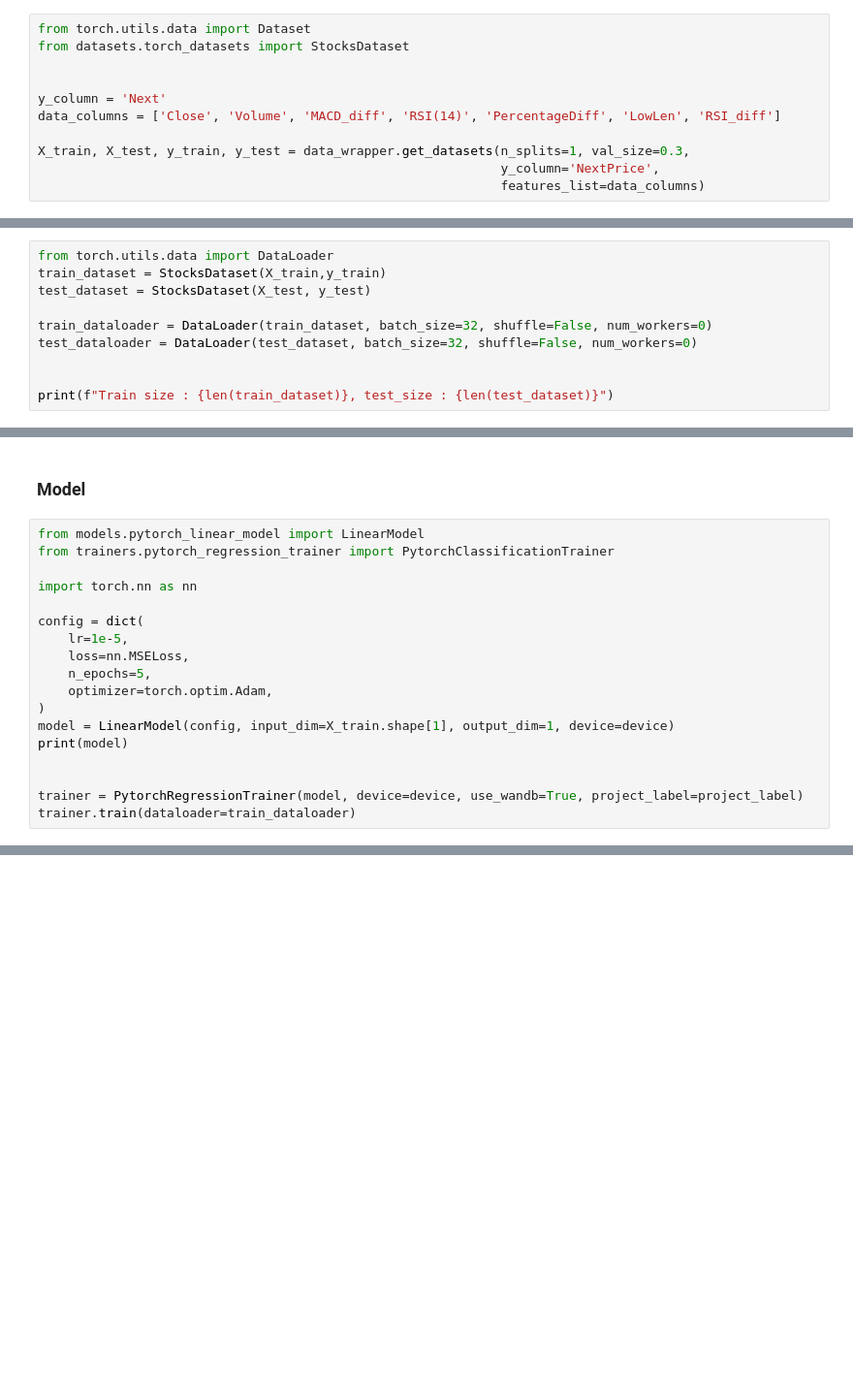
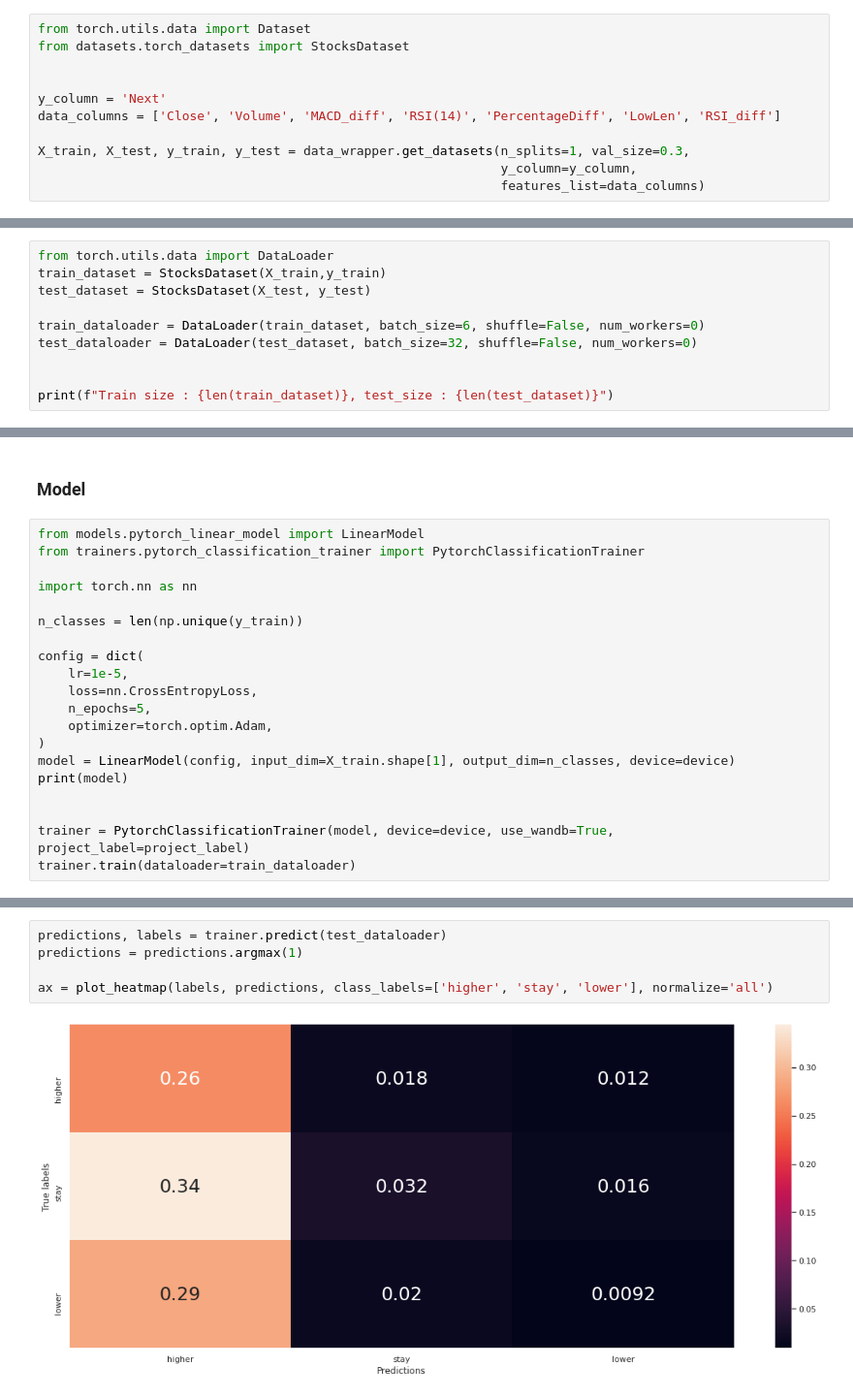
Before and after one commit to Naralas/StonksMarketPrediction, a Jupyter notebook: notebooks/Pytorch_LinearModel_Prediction.ipynb, the cells around one changed output, grey strips where cells are left out. Shown at 97% size. Cells and saved outputs as stored; diff of their text form; blank space fills up the shorter version.

Commit message:
Pytorch classification refactored

```diff
--- a/notebooks/Pytorch_LinearModel_Prediction.ipynb
+++ b/notebooks/Pytorch_LinearModel_Prediction.ipynb
@@ -73,7 +73,7 @@ y_column = 'Next'
 data_columns = ['Close', 'Volume', 'MACD_diff', 'RSI(14)', 'PercentageDiff', 'LowLen', 'RSI_diff']
 
 X_train, X_test, y_train, y_test = data_wrapper.get_datasets(n_splits=1, val_size=0.3,
-                                                             y_column='NextPrice',
+                                                             y_column=y_column,
                                                              features_list=data_columns)
 # %%
 N_COLS = 4
@@ -93,7 +93,7 @@ from torch.utils.data import DataLoader
 train_dataset = StocksDataset(X_train,y_train)
 test_dataset = StocksDataset(X_test, y_test)
 
-train_dataloader = DataLoader(train_dataset, batch_size=32, shuffle=False, num_workers=0)
+train_dataloader = DataLoader(train_dataset, batch_size=6, shuffle=False, num_workers=0)
 test_dataloader = DataLoader(test_dataset, batch_size=32, shuffle=False, num_workers=0)
 
 
@@ -104,20 +108,22 @@ Train size : 10355, test_size : 4438
 ### Model
 # %%
 from models.pytorch_linear_model import LinearModel
-from trainers.pytorch_regression_trainer import PytorchClassificationTrainer
+from trainers.pytorch_classification_trainer import PytorchClassificationTrainer
 
 import torch.nn as nn
 
+n_classes = len(np.unique(y_train))
+
 config = dict(
     lr=1e-5,
-    loss=nn.MSELoss,
+    loss=nn.CrossEntropyLoss,
     n_epochs=5,
     optimizer=torch.optim.Adam,
 )
-model = LinearModel(config, input_dim=X_train.shape[1], output_dim=1, device=device)
+model = LinearModel(config, input_dim=X_train.shape[1], output_dim=n_classes, device=device)
 print(model)
 
 
-trainer = PytorchRegressionTrainer(model, device=device, use_wandb=True, project_label=project_label)
+trainer = PytorchClassificationTrainer(model, device=device, use_wandb=True, project_label=project_label)
 trainer.train(dataloader=train_dataloader)
 # %% [output]
@@ -140,0 +152,7 @@ ax = plot_roc_auc_curve(labels, predictions)
+# %%
+predictions, labels = trainer.predict(test_dataloader)
+predictions = predictions.argmax(1)
+
+ax = plot_heatmap(labels, predictions, class_labels=['higher', 'stay', 'lower'], normalize='all')
+# %% [output]
+[figure, added]
```
Also changed, not shown: parts of 7 cells of this notebook, 7 other files.
